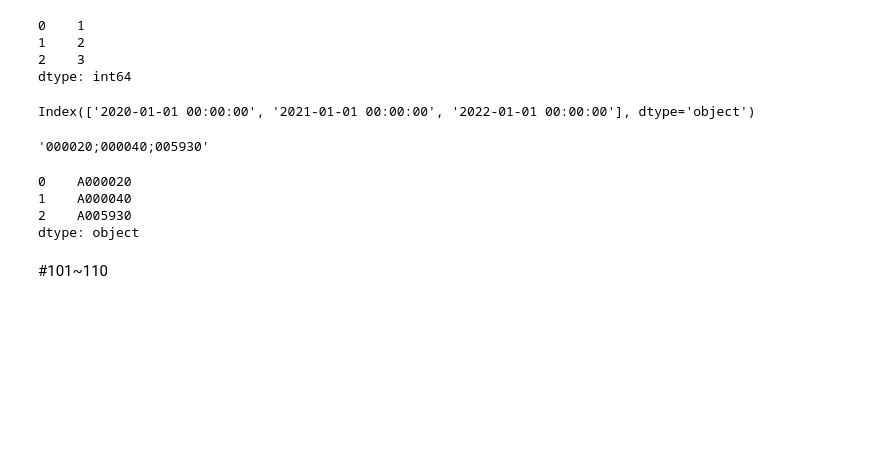
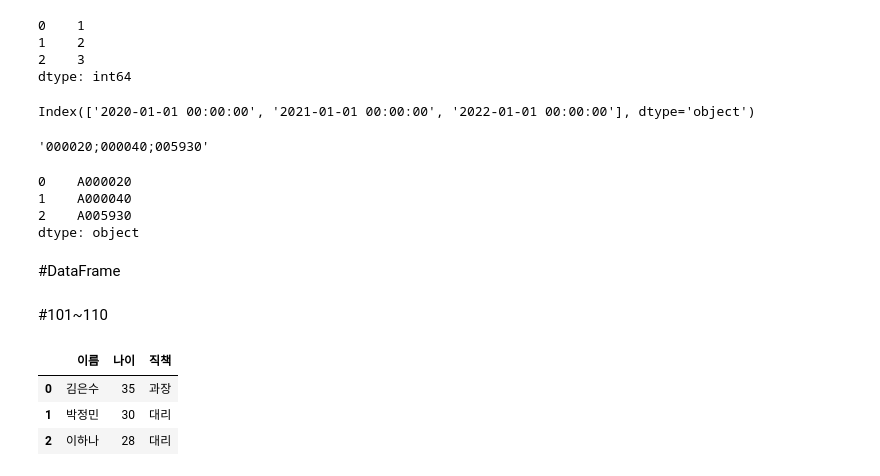
Before and after one commit to KIMJONGIK/Colab, a Jupyter notebook: Q300.ipynb, the cells around one changed output. Drawn from its saved outputs; the diff is of its cells as text; code cells hidden in the pictures; blank space fills up the shorter version.

```diff
--- a/Q300.ipynb
+++ b/Q300.ipynb
@@ -1211,5 +1211,19 @@ s = pd.Series(["000020", "000040", "005930"])
 1    A000040
 2    A005930
 dtype: object
+# %% [markdown]
+#DataFrame
 # %% [markdown]
 #101~110
+# %%
+name = ['김은수', '박정민', '이하나']
+age = [35, 30, 28]
+responsibility = ['과장', '대리', '대리']
+df = pd.DataFrame({"name":name, "age":age, "responsibility":responsibility})
+df.columns = ['이름', '나이', '직책']
+df
+# %% [output]
+|  | 이름 | 나이 | 직책 |
+| 0 | 김은수 | 35 | 과장 |
+| 1 | 박정민 | 30 | 대리 |
+| 2 | 이하나 | 28 | 대리 |
```
Also changed, not shown: parts of 31 cells of this notebook.
